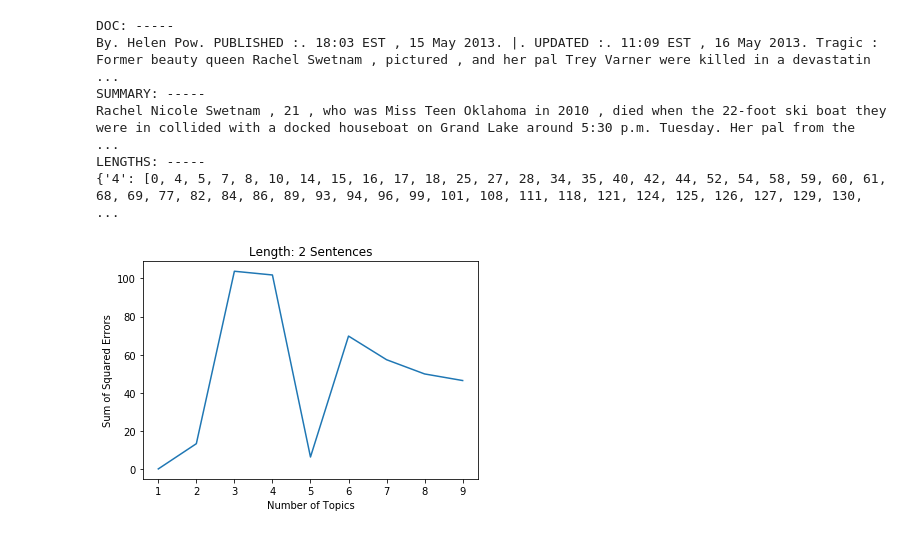
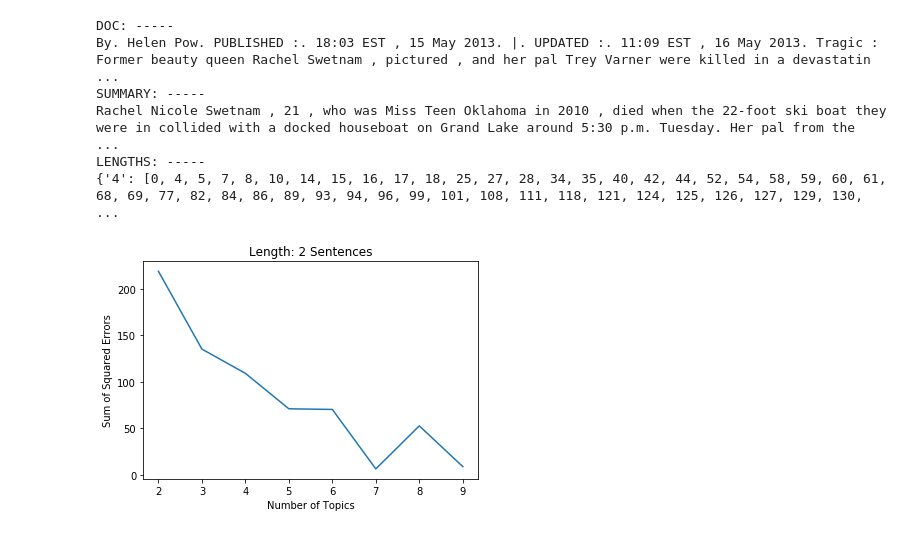
Before and after one commit to ZhaiResearchGroup/TopicSummaryViz, a Jupyter notebook: Visualizations.ipynb, the cells around one changed output. Cells and saved outputs as stored; diff of their text form; code cells hidden in the pictures.

```diff
--- a/Visualizations.ipynb
+++ b/Visualizations.ipynb
@@ -89,7 +89,7 @@ def plot_topic_range_error(summary_length, topic_range, summary_lengths, documen
         summary_vectorizer = CountVectorizer()
 
         doc_vector = document_vectorizer.fit_transform(filtered_documents)
-        summ_vector = document_vectorizer.fit_transform(filtered_summaries)
+        summ_vector = summary_vectorizer.fit_transform(filtered_summaries)
 
         document_lda = LDA(n_components=num_topics, learning_method='online')
         summary_lda = LDA(n_components=num_topics, learning_method='online')
@@ -114,7 +114,7 @@ def plot_topic_range_error(summary_length, topic_range, summary_lengths, documen
     plt.ylabel('Sum of Squared Errors')
     plt.title('Length: ' + summary_length + ' Sentences')
 # %%
-plot_topic_range_error('2', np.arange(1, 10), summary_lengths, documents, summaries)
+plot_topic_range_error('2', np.arange(2, 10), summary_lengths, documents, summaries)
 # %% [output]
-[figure, old version]
+[figure, new version]
 # %%
```
Also changed, not shown: parts of 3 cells of this notebook.
